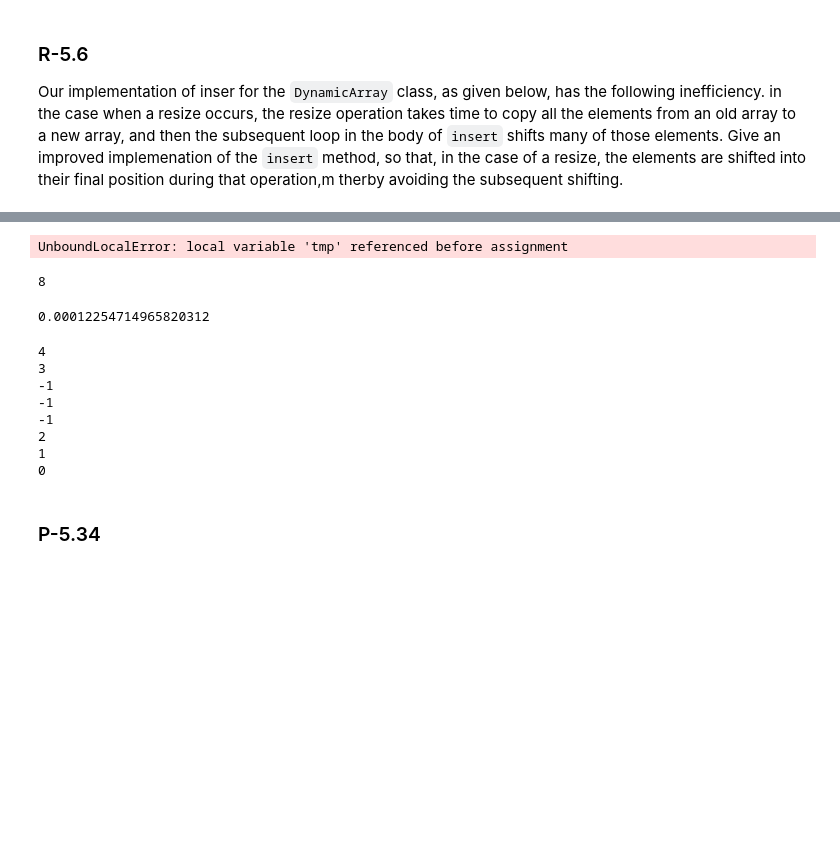
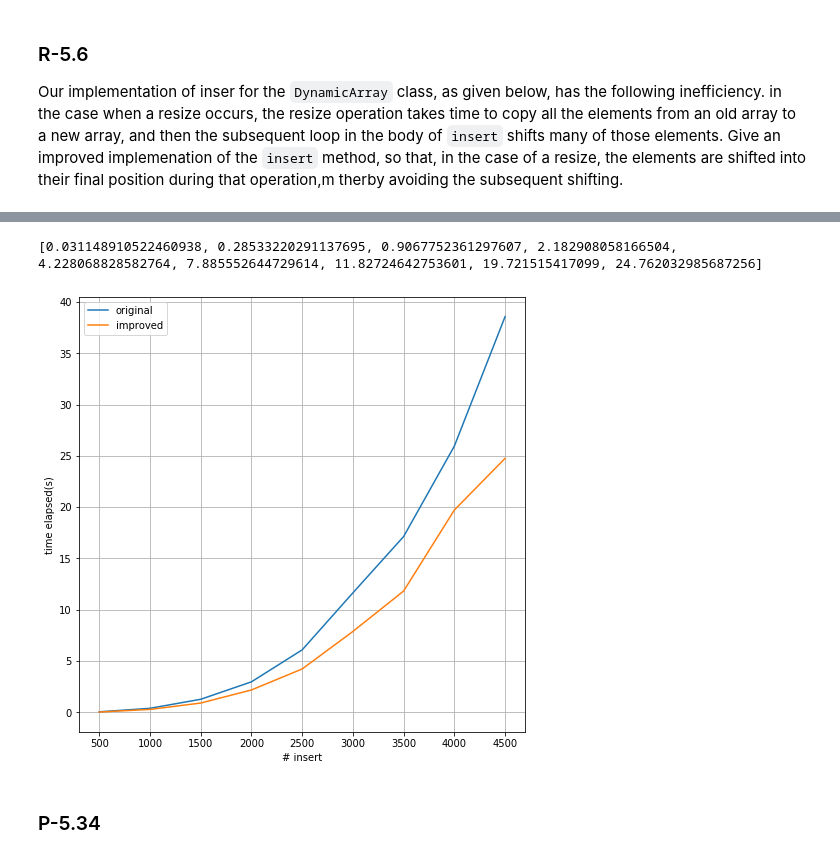
Before and after one commit to jihoonerd/Data_Structures_and_Algorithms_in_Python, a Jupyter notebook: Exercises/Chapter_05_Array-Based_Sequences.ipynb, the cells around one changed output, grey strips where cells are left out. Drawn from its saved outputs; the diff is of its cells as text; code cells hidden in the pictures; blank space fills up the shorter version.

```diff
--- a/Exercises/Chapter_05_Array-Based_Sequences.ipynb
+++ b/Exercises/Chapter_05_Array-Based_Sequences.ipynb
@@ -172,3 +170,7 @@ insert_num = 3
+# %%
+insert_num = [i * 500 for i in range(1, 10)]
+time_orig = []
+time_impr = []
 # %%
 darray = DynamicArray()
 darray.append(4)
@@ -177,8 +179,9 @@ darray.append(2)
 darray.append(1)
 darray.append(0)
 # %%
-import time
-start = time.time()
-for i in range(insert_num):
-    darray.insert(int(len(darray)/2), -1)
-end = time.time()
+for trial in insert_num:
+    start = time.time()
+    for i in range(trial):
+        darray.insert(0, -1)
+    end = time.time()
+    time_orig.append(end-start)
@@ -198,32 +197,27 @@ darray.append(2)
 darray.append(1)
 darray.append(0)
 # %%
-start = time.time()
-for i in range(insert_num):
-    darray.improved_insert(int(len(darray)/2), -1)
-end = time.time()
+for trial in insert_num:
+    start = time.time()
+    for i in range(trial):
+        darray.improved_insert(0, -1)
+    end = time.time()
+    time_impr.append(end-start)
-# %% [output]
-UnboundLocalError: local variable 'tmp' referenced before assignment
-# %%
-len(darray)
-# %% [output]
-8
-# %%
-print(end - start)
-# %% [output]
-0.00012254714965820312
-# %%
-for i in range(len(darray)):
-    print(darray[i])
-# %% [output]
-4
-3
--1
--1
--1
-2
-1
-0
+# %%
+print(time_impr)
+# %% [output]
+[0.031148910522460938, 0.28533220291137695, 0.9067752361297607, 2.182908058166504, 4.228068828582764, 7.885552644729614, 11.82724642753601, 19.721515417099, 24.762032985687256]
+# %%
+plt.figure(figsize=(8,8))
+plt.plot(insert_num, time_orig, label="original")
+plt.plot(insert_num, time_impr, label="improved")
+plt.legend()
+plt.grid()
+plt.ylabel('time elapsed(s)')
+plt.xlabel('# insert')
+plt.show()
+# %% [output]
+[figure, added]
 # %% [markdown]
 ### P-5.34
 # %% [markdown]
```
Also changed, not shown: parts of 6 cells of this notebook.
